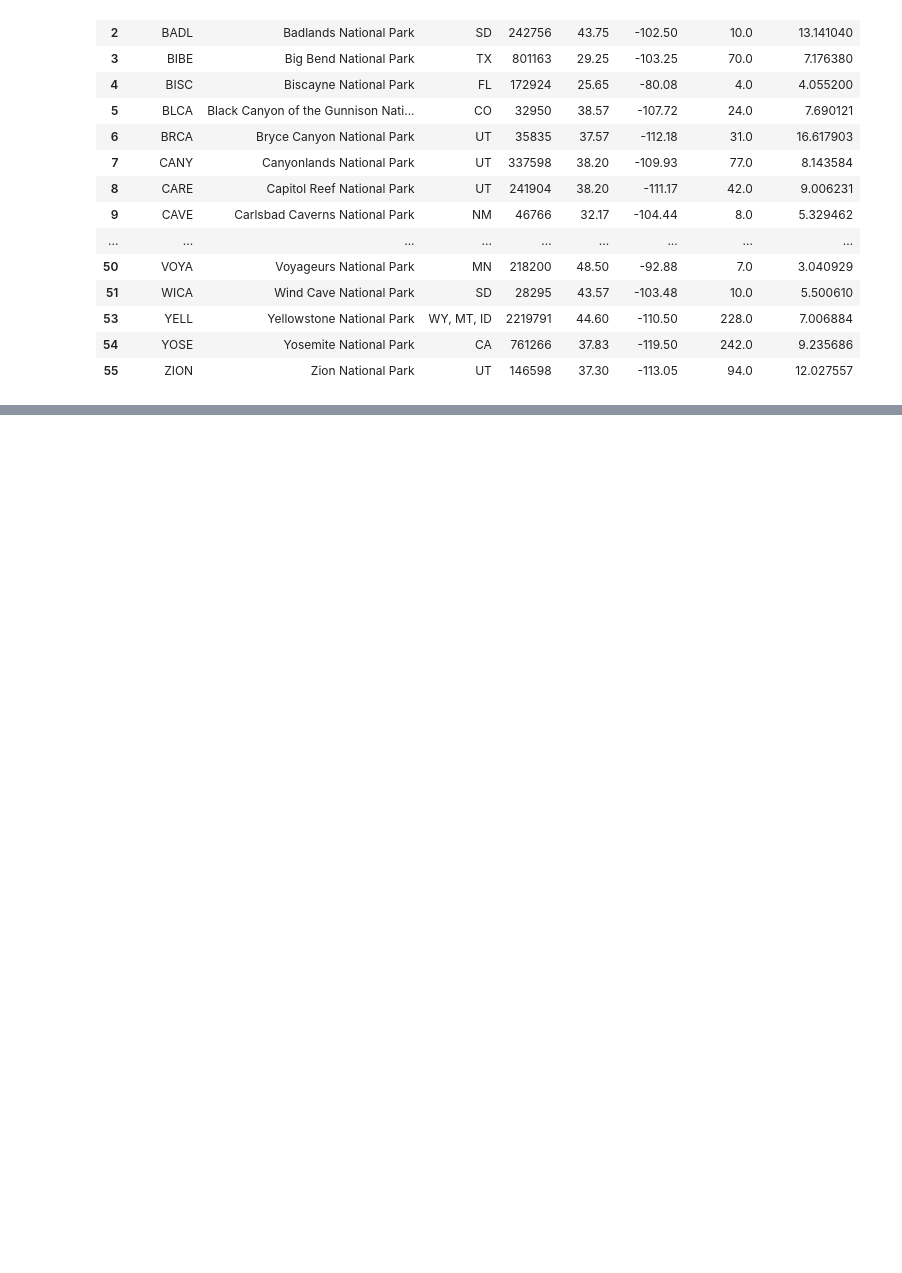
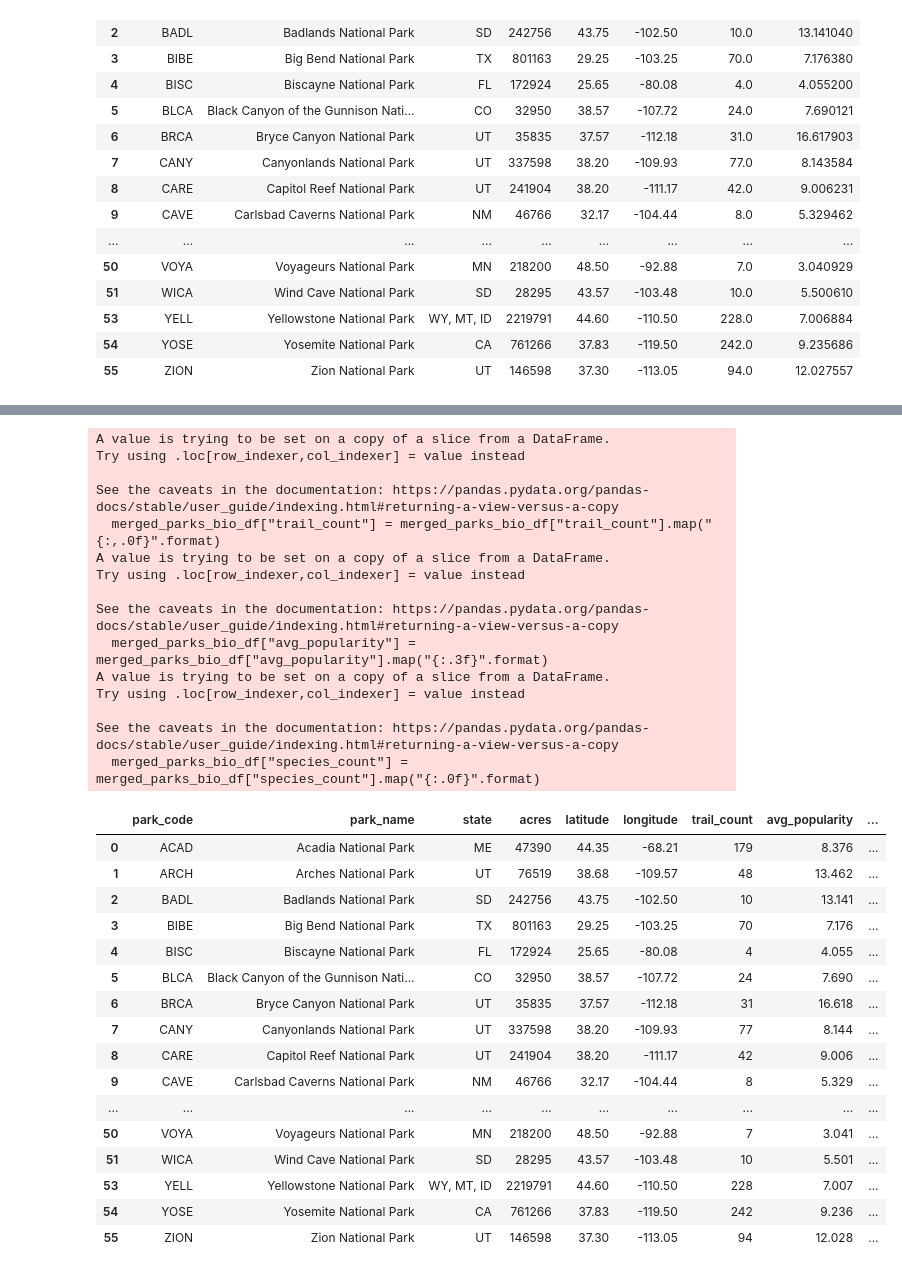
Before and after one commit to B-Stanley-0316/Nat_Parks_Project, a Jupyter notebook: clean_data.ipynb, the cells around one changed output, grey strips where cells are left out. Cells and saved outputs as stored; diff of their text form; code cells hidden in the pictures; blank space fills up the shorter version.

```diff
--- a/clean_data.ipynb
+++ b/clean_data.ipynb
@@ -461,0 +520,39 @@ parks_trails_final_df.to_csv(merged_data_to_load, index=False)
+# %%
+merged_parks_bio_df = merged_parks_bio_df.dropna(axis=0)
+merged_parks_bio_df["trail_count"] = merged_parks_bio_df["trail_count"].map("{:,.0f}".format)
+merged_parks_bio_df["avg_popularity"] = merged_parks_bio_df["avg_popularity"].map("{:.3f}".format)
+merged_parks_bio_df["species_count"] = merged_parks_bio_df["species_count"].map("{:.0f}".format)
+merged_parks_bio_df
+# %% [output]
+A value is trying to be set on a copy of a slice from a DataFrame.
+Try using .loc[row_indexer,col_indexer] = value instead
+
+See the caveats in the documentation: https://pandas.pydata.org/pandas-docs/stable/user_guide/indexing.html#returning-a-view-versus-a-copy
+  merged_parks_bio_df["trail_count"] = merged_parks_bio_df["trail_count"].map("{:,.0f}".format)
+A value is trying to be set on a copy of a slice from a DataFrame.
+Try using .loc[row_indexer,col_indexer] = value instead
+
+See the caveats in the documentation: https://pandas.pydata.org/pandas-docs/stable/user_guide/indexing.html#returning-a-view-versus-a-copy
+  merged_parks_bio_df["avg_popularity"] = merged_parks_bio_df["avg_popularity"].map("{:.3f}".format)
+A value is trying to be set on a copy of a slice from a DataFrame.
+Try using .loc[row_indexer,col_indexer] = value instead
+
+See the caveats in the documentation: https://pandas.pydata.org/pandas-docs/stable/user_guide/indexing.html#returning-a-view-versus-a-copy
+  merged_parks_bio_df["species_count"] = merged_parks_bio_df["species_count"].map("{:.0f}".format)
+|  | park_code | park_name | state | acres | latitude | longitude | trail_count | avg_popularity | ... |
+| 0 | ACAD | Acadia National Park | ME | 47390 | 44.35 | -68.21 | 179 | 8.376 | ... |
+| 1 | ARCH | Arches National Park | UT | 76519 | 38.68 | -109.57 | 48 | 13.462 | ... |
+| 2 | BADL | Badlands National Park | SD | 242756 | 43.75 | -102.50 | 10 | 13.141 | ... |
+| 3 | BIBE | Big Bend National Park | TX | 801163 | 29.25 | -103.25 | 70 | 7.176 | ... |
+| 4 | BISC | Biscayne National Park | FL | 172924 | 25.65 | -80.08 | 4 | 4.055 | ... |
+| 5 | BLCA | Black Canyon of the Gunnison Nati... | CO | 32950 | 38.57 | -107.72 | 24 | 7.690 | ... |
+| 6 | BRCA | Bryce Canyon National Park | UT | 35835 | 37.57 | -112.18 | 31 | 16.618 | ... |
+| 7 | CANY | Canyonlands National Park | UT | 337598 | 38.20 | -109.93 | 77 | 8.144 | ... |
+| 8 | CARE | Capitol Reef National Park | UT | 241904 | 38.20 | -111.17 | 42 | 9.006 | ... |
+| 9 | CAVE | Carlsbad Caverns National Park | NM | 46766 | 32.17 | -104.44 | 8 | 5.329 | ... |
+| ... | ... | ... | ... | ... | ... | ... | ... | ... | ... |
+| 50 | VOYA | Voyageurs National Park | MN | 218200 | 48.50 | -92.88 | 7 | 3.041 | ... |
+| 51 | WICA | Wind Cave National Park | SD | 28295 | 43.57 | -103.48 | 10 | 5.501 | ... |
+| 53 | YELL | Yellowstone National Park | WY, MT, ID | 2219791 | 44.60 | -110.50 | 228 | 7.007 | ... |
+| 54 | YOSE | Yosemite National Park | CA | 761266 | 37.83 | -119.50 | 242 | 9.236 | ... |
+| 55 | ZION | Zion National Park | UT | 146598 | 37.30 | -113.05 | 94 | 12.028 | ... |
```
Also changed, not shown: parts of 4 cells of this notebook, 1 other file.
